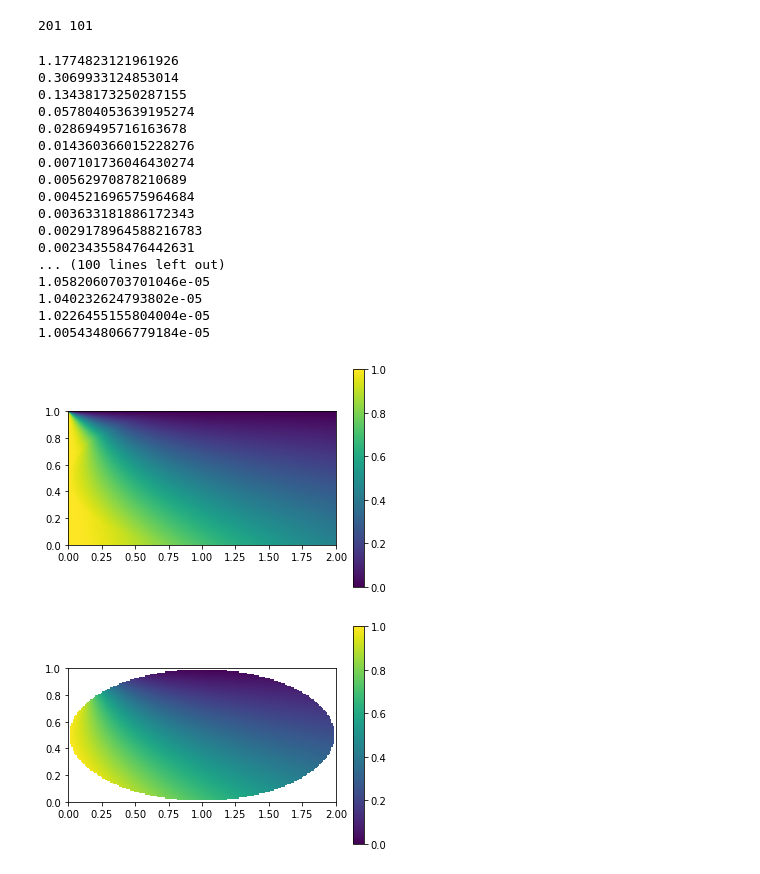
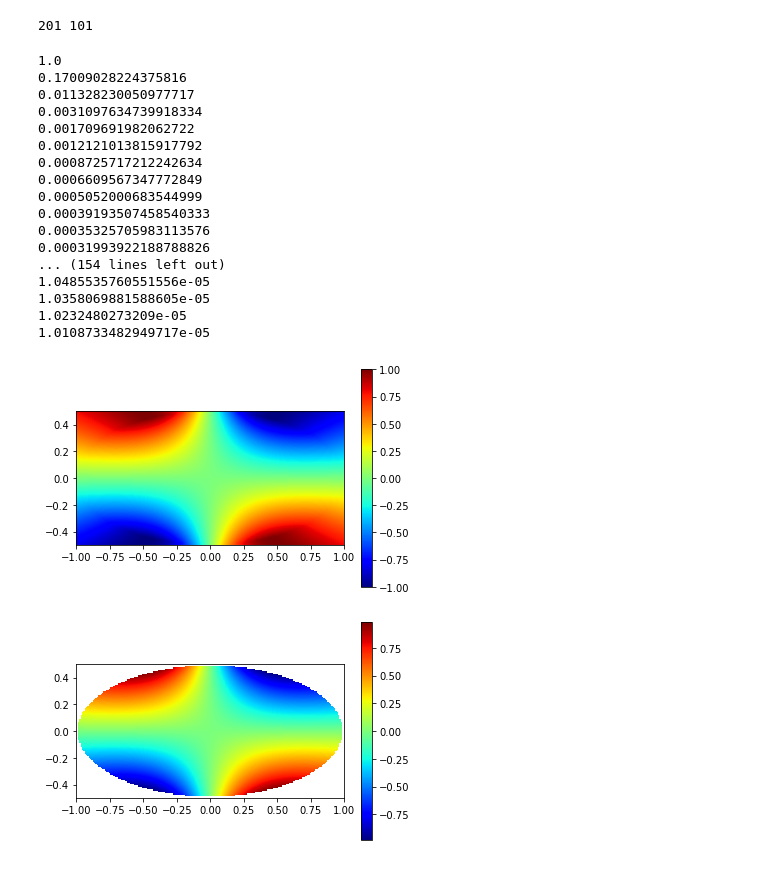
Before and after one commit to Shchetinnikov/Numerical_Methods_course, a Jupyter notebook: 7_term/System_of_linear_equations/Lab15.ipynb, the cells around one changed output. Drawn from its saved outputs; the diff is of its cells as text; code cells hidden in the pictures.

```diff
--- a/7_term/System_of_linear_equations/Lab15.ipynb
+++ b/7_term/System_of_linear_equations/Lab15.ipynb
@@ -291,7 +291,7 @@ def SLE_constants_mod(x_plot, y_plot, index, tau,
   # Неизвестные вдоль x
   if axis == 0:
     y_j = y_plot[index]
-    internal_p = np.where((x_plot - a)**2 / a**2 + (y_j - b)**2 / b**2 < 1, np.NaN, x_plot)
+    internal_p = np.where((x_plot)**2 / a**2 + (y_j)**2 / b**2 < 1, np.NaN, x_plot)
     indexes = np.argwhere(np.isnan(internal_p))
 
     count = indexes[0][0]
@@ -313,7 +313,7 @@ def SLE_constants_mod(x_plot, y_plot, index, tau,
 
   else: # Неизвестные вдоль y
     x_i = x_plot[index]
-    internal_p = np.where((x_i - a)**2 / a**2 + (y_plot - b)**2 / b**2 < 1, np.NaN, y_plot)
+    internal_p = np.where((x_i)**2 / a**2 + (y_plot)**2 / b**2 < 1, np.NaN, y_plot)
     indexes = np.argwhere(np.isnan(internal_p))
 
     count = indexes[0][0]
@@ -385,11 +385,11 @@ def f(x, y):
 
 def mu(x, y, left, right, bottom, top):
   # Полуоси эллипса
-  a = (right - left) / 2
-  b = (top - bottom) / 2
-  if (x - a)**2 / a**2 + (y - b)**2 / b**2 >= 1:
+  # a = (right - left) / 2
+  # b = (top - bottom) / 2
+  if (x)**2 / a**2 + (y)**2 / b**2 >= 1:
     phi = np.arctan2(y, x)
-    return np.sin(phi)
+    return np.sin(2*phi)
   else:
     raise ValueError("Переданные координаты не соответствуют области на границе/вне эллипса")
 
@@ -399,13 +399,13 @@ def gamma(x, y):
   return 0
 # %%
 # Область значений и шаг по x
-left  = 0
-right = 2
+left  = -1
+right = 1
 hx    = 0.01
 
 # Область значений и шаг по y
-bottom = 0
-top    = 1
+bottom = -0.5
+top    = 0.5
 hy     = 0.01
 
 # Шаг по t
@@ -429,29 +429,29 @@ print(len(x_plot), len(y_plot))
 u_plot = to_stationary_method_mod(x_plot, y_plot, tau,
                                  mu, gamma, f, eps)
 # %% [output]
-1.1774823121961926
-0.3069933124853014
-0.13438173250287155
-0.057804053639195274
-0.02869495716163678
-0.014360366015228276
-0.007101736046430274
-0.00562970878210689
-0.004521696575964684
-0.003633181886172343
-0.0029178964588216783
-0.002343558476442631
-... (100 lines left out)
-1.0582060703701046e-05
-1.040232624793802e-05
-1.0226455155804004e-05
-1.0054348066779184e-05
+1.0
+0.17009028224375816
+0.011328230050977717
+0.0031097634739918334
+0.001709691982062722
+0.0012121013815917792
+0.0008725717212242634
+0.0006609567347772849
+0.0005052000683544999
+0.00039193507458540333
+0.00035325705983113576
+0.00031993922188788826
+... (154 lines left out)
+1.0485535760551556e-05
+1.0358069881588605e-05
+1.0232480273209e-05
+1.0108733482949717e-05
 # %%
-plt.imshow(u_plot, extent=[left, right, bottom, top], interpolation='bilinear')
+plt.imshow(u_plot, extent=[left, right, bottom, top], cmap='jet', interpolation='bilinear')
 plt.colorbar()
 plt.show()
 # %% [output]
-[figure, old version]
+[figure, new version]
 # %%
 a = (right - left) / 2
 b = (top - bottom) / 2
@@ -462,7 +462,7 @@ for i in range(Nx):
             u_plot[j][i] = np.nan
 # %%
-plt.imshow(u_plot, extent=[left, right, bottom, top], interpolation='bilinear')
+plt.imshow(u_plot, extent=[left, right, bottom, top], cmap='jet', interpolation='bilinear')
 plt.colorbar()
 plt.show()
 # %% [output]
-[figure, old version]
+[figure, new version]
```
Also changed, not shown: parts of 1 cell of this notebook, 1 other file.
